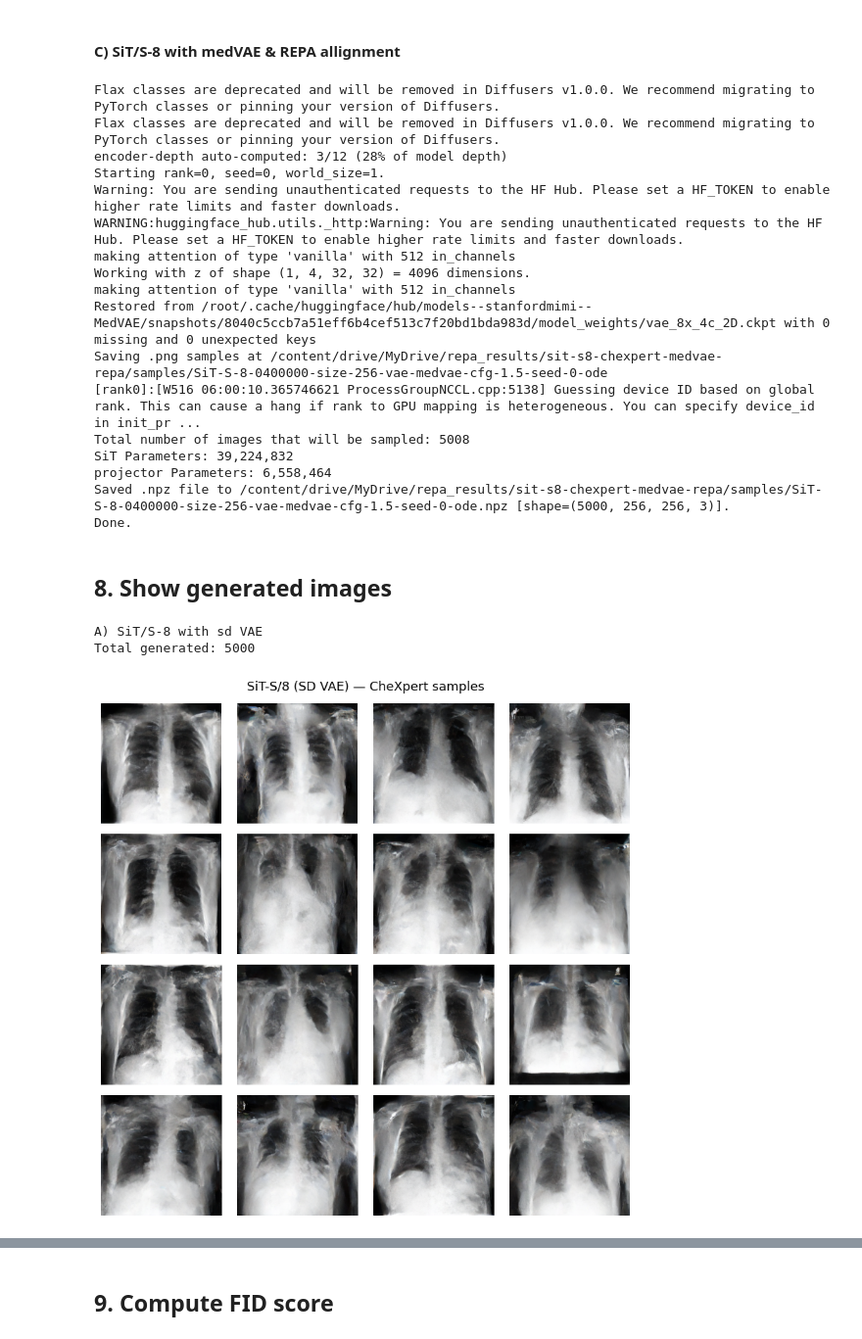
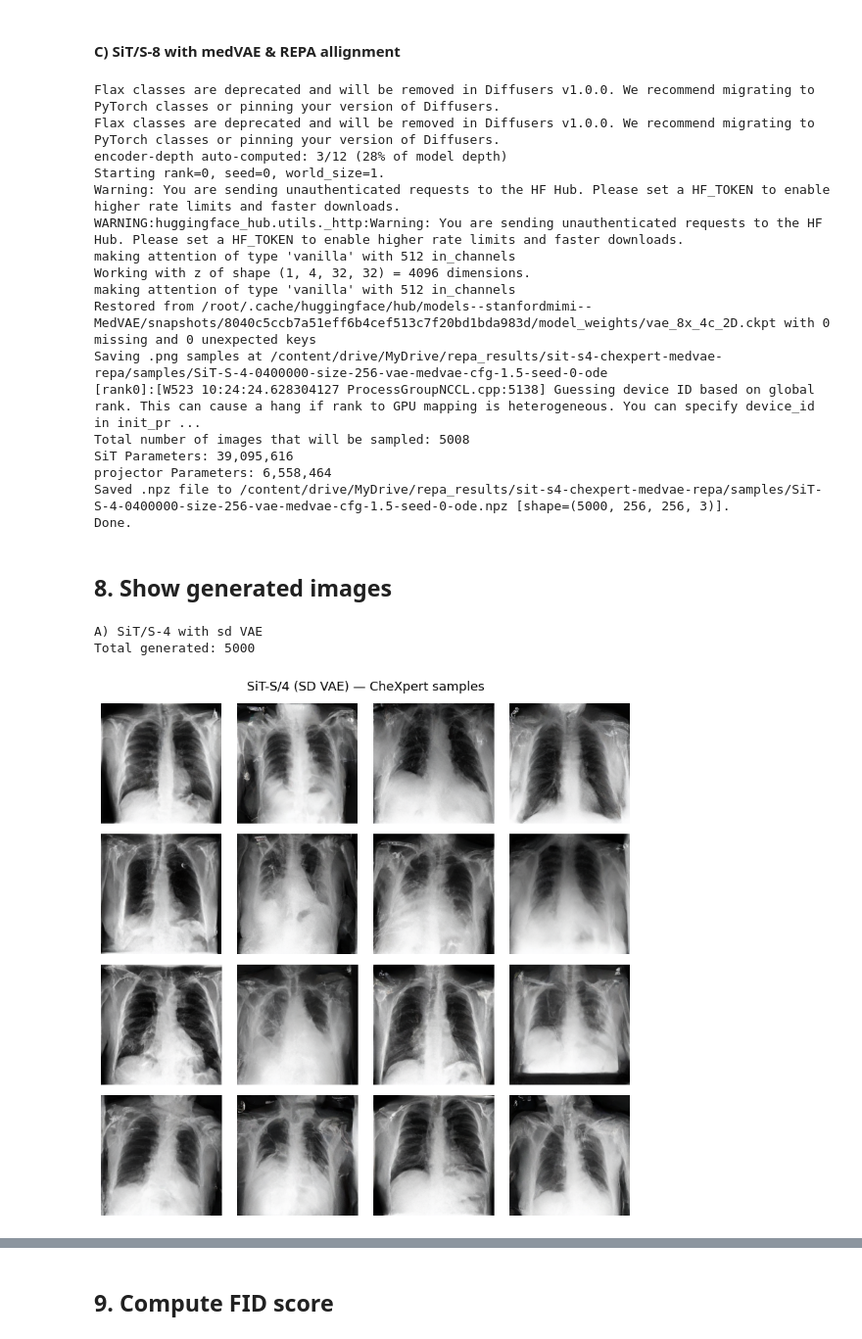
Before and after one commit to nikiboura/REPA, a Jupyter notebook: notebooks/colab/model_ablations.ipynb, the cells around one changed output, grey strips where cells are left out. Shown at 98% size. Cells and saved outputs as stored; diff of their text form; code cells hidden in the pictures.

```diff
--- a/notebooks/colab/model_ablations.ipynb
+++ b/notebooks/colab/model_ablations.ipynb
@@ -339,9 +383,9 @@ torch.distributed.elastic.multiprocessing.api.SignalException: Process 3049 got
 #### C) SiT/S-8 with medVAE & REPA allignment
 # %%
 !torchrun --nproc_per_node=1 --master_port=29501 /content/REPA/generate.py \
-  --model SiT-S/8 \
-  --ckpt $(ls /content/drive/MyDrive/repa_results/sit-s8-chexpert-medvae-repa/checkpoints/*.pt | sort |tail -1) \
-  --sample-dir /content/drive/MyDrive/repa_results/sit-s8-chexpert-medvae-repa/samples \
+  --model SiT-S/4 \
+  --ckpt $(ls /content/drive/MyDrive/repa_results/sit-s4-chexpert-medvae-repa/checkpoints/*.pt | sort |tail -1) \
+  --sample-dir /content/drive/MyDrive/repa_results/sit-s4-chexpert-medvae-repa/samples \
   --num-classes 2 \
   --per-proc-batch-size 16 \
   --projector-embed-dims 768 \
@@ -363,37 +407,37 @@ making attention of type 'vanilla' with 512 in_channels
 Working with z of shape (1, 4, 32, 32) = 4096 dimensions.
 making attention of type 'vanilla' with 512 in_channels
 Restored from /root/.cache/huggingface/hub/models--stanfordmimi--MedVAE/snapshots/8040c5ccb7a51eff6b4cef513c7f20bd1bda983d/model_weights/vae_8x_4c_2D.ckpt with 0 missing and 0 unexpected keys
-Saving .png samples at /content/drive/MyDrive/repa_results/sit-s8-chexpert-medvae-repa/samples/SiT-S-8-0400000-size-256-vae-medvae-cfg-1.5-seed-0-ode
-[rank0]:[W516 06:00:10.365746621 ProcessGroupNCCL.cpp:5138] Guessing device ID based on global rank. This can cause a hang if rank to GPU mapping is heterogeneous. You can specify device_id in init_pr ...
+Saving .png samples at /content/drive/MyDrive/repa_results/sit-s4-chexpert-medvae-repa/samples/SiT-S-4-0400000-size-256-vae-medvae-cfg-1.5-seed-0-ode
+[rank0]:[W523 10:24:24.628304127 ProcessGroupNCCL.cpp:5138] Guessing device ID based on global rank. This can cause a hang if rank to GPU mapping is heterogeneous. You can specify device_id in init_pr ...
 Total number of images that will be sampled: 5008
-SiT Parameters: 39,224,832
+SiT Parameters: 39,095,616
 projector Parameters: 6,558,464
-Saved .npz file to /content/drive/MyDrive/repa_results/sit-s8-chexpert-medvae-repa/samples/SiT-S-8-0400000-size-256-vae-medvae-cfg-1.5-seed-0-ode.npz [shape=(5000, 256, 256, 3)].
+Saved .npz file to /content/drive/MyDrive/repa_results/sit-s4-chexpert-medvae-repa/samples/SiT-S-4-0400000-size-256-vae-medvae-cfg-1.5-seed-0-ode.npz [shape=(5000, 256, 256, 3)].
 Done.
 # %% [markdown]
 ## 8. Show generated images
 # %%
 import numpy as np
 import matplotlib.pyplot as plt
 import glob
 
 # A
-print("A) SiT/S-8 with sd VAE")
-npz_files = sorted(glob.glob('/content/drive/MyDrive/repa_results/sit-s8-chexpert-sdvae/samples/**/*.npz', recursive=True))
+print("A) SiT/S-4 with sd VAE")
+npz_files = sorted(glob.glob('/content/drive/MyDrive/repa_results/sit-s4-chexpert-sdvae/samples/**/*.npz', recursive=True))
 data = np.load(npz_files[-1])
 imgs = data[data.files[0]]
 print(f'Total generated: {len(imgs)}')
 
 fig, axes = plt.subplots(4, 4, figsize=(8, 8))
 for i, ax in enumerate(axes.flat):
     ax.imshow(imgs[i].astype('uint8'), cmap='gray')
     ax.axis('off')
-plt.suptitle('SiT-S/8 (SD VAE) — CheXpert samples', fontsize=13)
+plt.suptitle('SiT-S/4 (SD VAE) — CheXpert samples', fontsize=13)
 plt.tight_layout()
 plt.show()
 # %% [output]
-A) SiT/S-8 with sd VAE
+A) SiT/S-4 with sd VAE
 Total generated: 5000
-[figure, old version]
+[figure, new version]
 # %%
 # B
```
Also changed, not shown: parts of 18 cells of this notebook.
